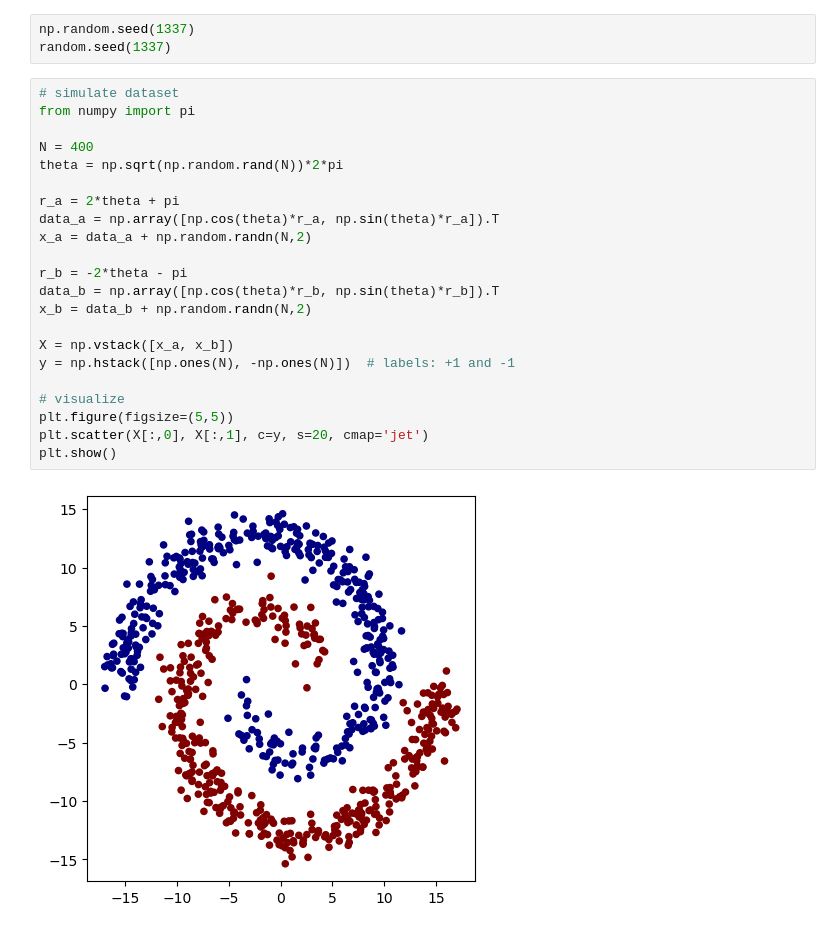
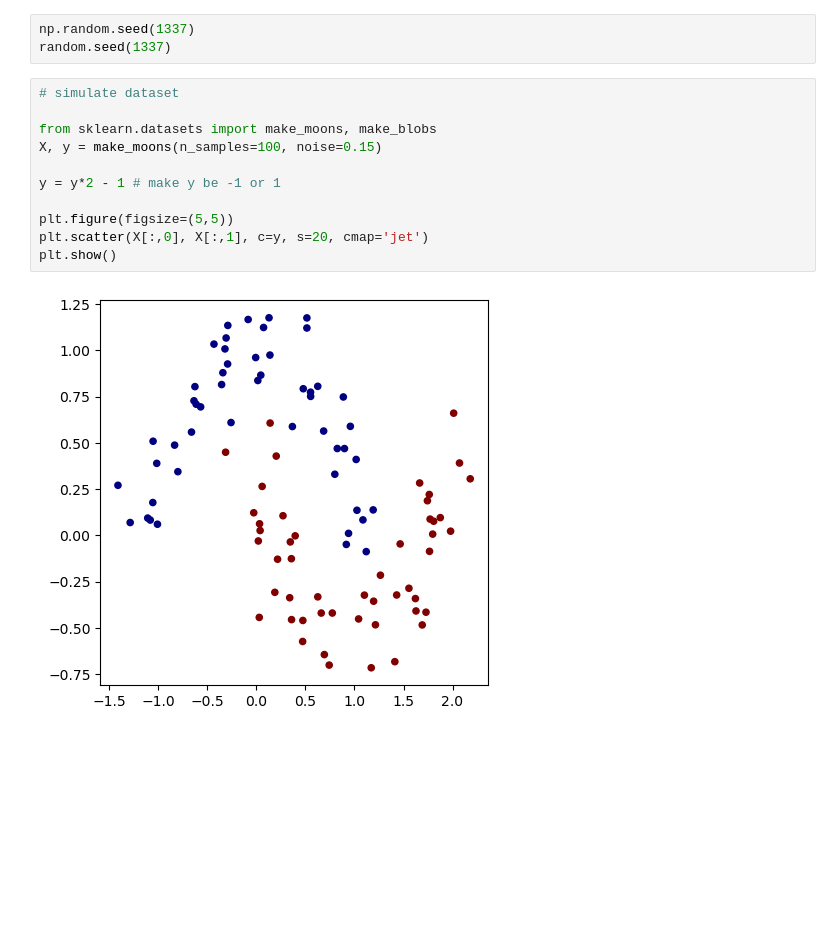
Before and after one commit to alex-ye-7/hemingway, a Jupyter notebook: test.ipynb, the cells around one changed output. Drawn from its saved outputs; the diff is of its cells as text; blank space fills up the shorter version.

```diff
--- a/test.ipynb
+++ b/test.ipynb
@@ -11,28 +13,17 @@ np.random.seed(1337)
 random.seed(1337)
 # %%
 # simulate dataset
-from numpy import pi
 
-N = 400
-theta = np.sqrt(np.random.rand(N))*2*pi
+from sklearn.datasets import make_moons, make_blobs
+X, y = make_moons(n_samples=100, noise=0.15)
 
-r_a = 2*theta + pi
-data_a = np.array([np.cos(theta)*r_a, np.sin(theta)*r_a]).T
-x_a = data_a + np.random.randn(N,2)
+y = y*2 - 1 # make y be -1 or 1
 
-r_b = -2*theta - pi
-data_b = np.array([np.cos(theta)*r_b, np.sin(theta)*r_b]).T
-x_b = data_b + np.random.randn(N,2)
-
-X = np.vstack([x_a, x_b])
-y = np.hstack([np.ones(N), -np.ones(N)])  # labels: +1 and -1
-
-# visualize
 plt.figure(figsize=(5,5))
 plt.scatter(X[:,0], X[:,1], c=y, s=20, cmap='jet')
 plt.show()
 # %% [output]
-[figure, old version]
+[figure, new version]
 # %%
 # initialize a model
 model = MLP(2, [16, 16, 1]) # 2-layer neural network
```
Also changed, not shown: parts of 5 cells of this notebook, 2 other files.
